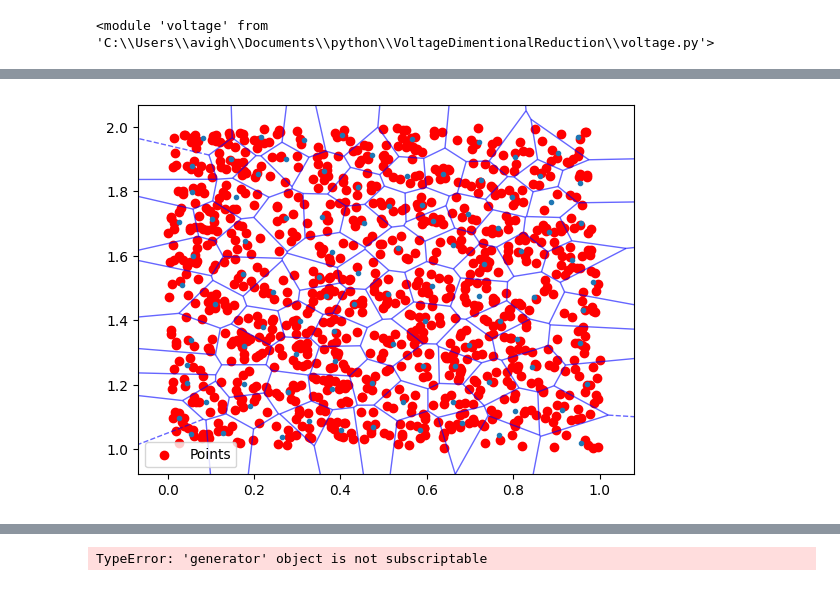
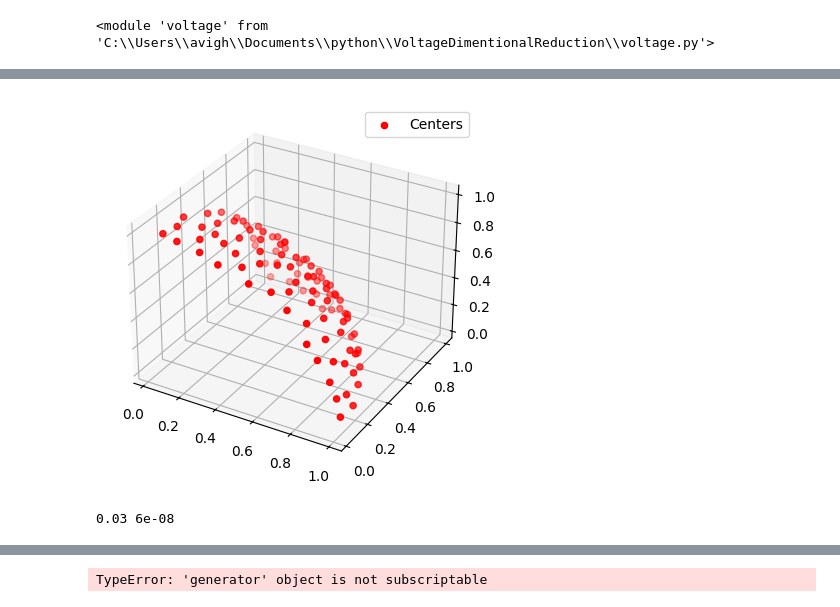
Before and after one commit to IceGawd/VoltageDimentionalReduction, a Jupyter notebook: VoltageDimentionReduction.ipynb, the cells around one changed output, grey strips where cells are left out. Drawn from its saved outputs; the diff is of its cells as text; code cells hidden in the pictures.

```diff
--- a/VoltageDimentionReduction.ipynb
+++ b/VoltageDimentionReduction.ipynb
@@ -10,0 +19,3 @@ importlib.reload(voltage)
+# %%
+eigth_sphere = create_data.Data("eigth_sphere.json", stream=False)
+eigth_sphere.plot("eight_sphere.png")
@@ -16,9 +29,9 @@ square_data.plot()
 # %%
 k = 100
 
-partitions = kmeans.Partitions(square_data)
+partitions = kmeans.Partitions(eigth_sphere)
 partitions.k_means(k, seed=time.time())
 
-partitions.plot()
+partitions.plot(name="eigth_sphere_kmeans.png")
 # %% [output]
-[figure, old version]
+[figure, new version]
@@ -37,2 +38,18 @@ landmarks = [voltage.Landmark(getClosestTo(partitions.centers, [0.5, 1.5]), 1)]
+# %%
+# landmarks = [Landmark(getClosestTo(partitions.centers, [0, 0]), 1), Landmark(getClosestTo(partitions.centers, [2, 2]), 0)]
+# landmarks = [voltage.Landmark(getClosestTo(partitions.centers, [0.5, 1.5]), 1)]
+# landmarks = [voltage.createLandmarkClosestTo(partitions.centers, [1, 0], 1), voltage.createLandmarkClosestTo(partitions.centers, [0, 1], 1)]
+landmarks = [voltage.createLandmarkClosestTo(partitions.centers, [1, 0, 0], 1),
+             voltage.createLandmarkClosestTo(partitions.centers, [0, 1, 0], 1),
+             voltage.createLandmarkClosestTo(partitions.centers, [0, 0, 1], 1)]
+
+# c, p_g = voltage.bestParameterFinder(voltage.gaussiankernel, landmarks, partitions, mantissa=True, divisions=3)
+# c, p_g = voltage.bestParameterFinder(voltage.gaussiankernel, landmarks, partitions, emin=-4, emax=0, mantissa=True, divisions=3, L=0)
+c, p_g = voltage.bestParameterFinder(voltage.gaussiankernel, landmarks, partitions, emin=-10, emax=-1, mantissa=True, L=0)
+print(c, p_g)
+
+# print(partitions.centers[most_central_index])
+# %% [output]
+0.03 6e-08
 # %%
 solver = voltage.Solver(square_data)
```
Also changed, not shown: parts of 11 cells of this notebook, 18 other files.
